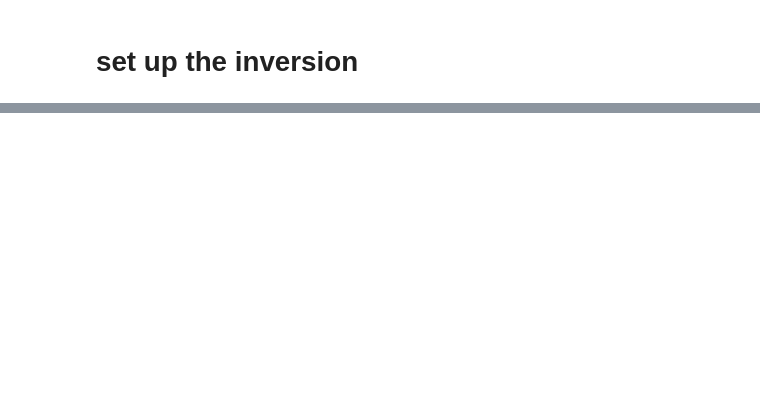
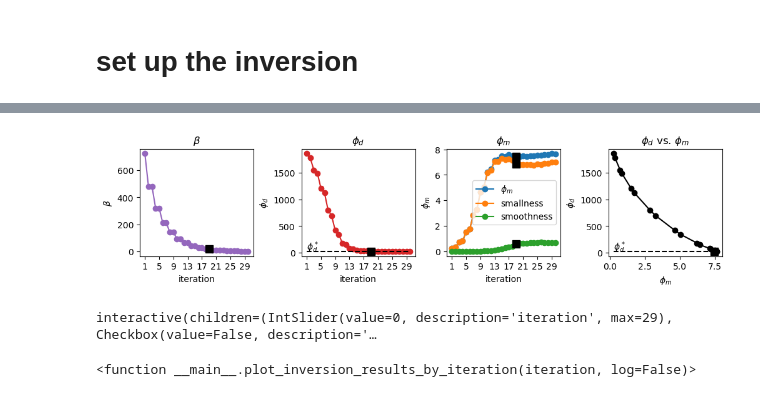
Before and after one commit to ubcgif/2024-aqgeo-meeting-em-tutorial, a Jupyter notebook: 4-inversion-1D.ipynb, the cells around one changed output, grey strips where cells are left out. Saved outputs shown, nothing was run; the diff lists cells and outputs as text; code cells hidden in the pictures; blank space fills up the shorter version.

```diff
--- a/4-inversion-1D.ipynb
+++ b/4-inversion-1D.ipynb
@@ -263,3 +299,0 @@ Text(0, 0.5, 'db/dt')
-# %%
-inversion_results = save_iteration.inversion_results
-inversion_results.keys()
@@ -301,0 +365,4 @@ plt.tight_layout()
+# %%
+plot_tikhonov_curves(save_iteration.inversion_results, iteration=iter_target, log=False);
+# %% [output]
+[figure, added]
@@ -301,0 +388,8 @@ plt.tight_layout()
+# %%
+ipywidgets.interact(
+    plot_inversion_results_by_iteration,
+    iteration=ipywidgets.IntSlider(min=0, max=save_iteration.inversion_results["iteration"][-2], value=0)
+)
+# %% [output]
+interactive(children=(IntSlider(value=0, description='iteration', max=29), Checkbox(value=False, description='…
+<function __main__.plot_inversion_results_by_iteration(iteration, log=False)>
```
Also changed, not shown: parts of 28 cells of this notebook, 4 other files.
